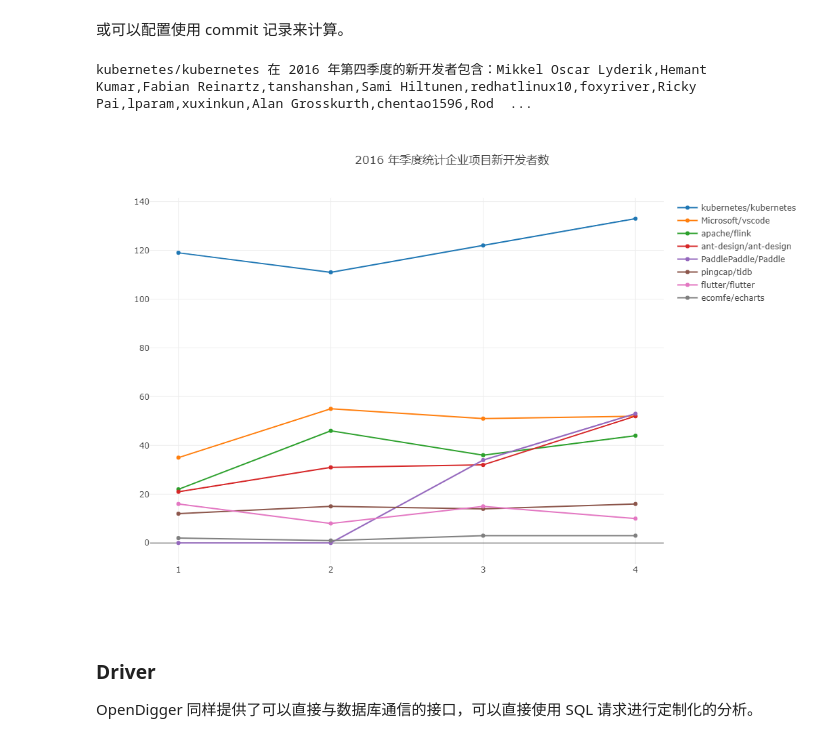
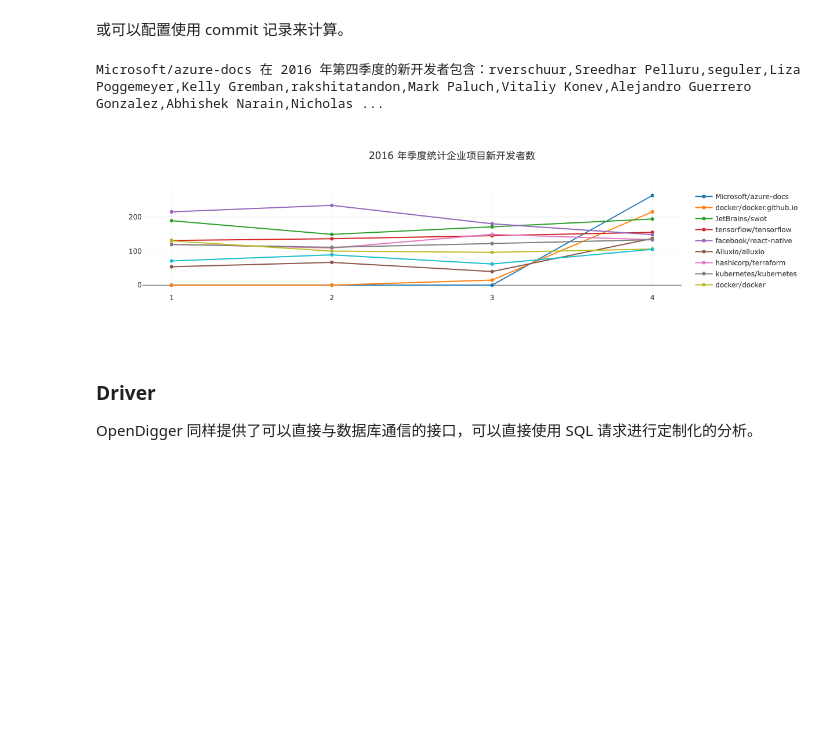
Before and after one commit to X-lab2017/open-digger, a Jupyter notebook: notebook/handbook_zh.ipynb, the cells around one changed output. Drawn from its saved outputs; the diff is of its cells as text; code cells hidden in the pictures; blank space fills up the shorter version.

```diff
--- a/notebook/handbook_zh.ipynb
+++ b/notebook/handbook_zh.ipynb
@@ -448,20 +449,20 @@ kubernetes/kubernetes 在 2016 年第四季度的新开发者包含：metal3d,al
 # %%
 var startYear = 2016, startMonth = 1, endYear = 2016, endMonth = 12, x = [];
 for (let y = 1; y <= 4; y++) x.push(`${y}`);
-openDigger.metric.chaoss.chaossNewContributors({  labelIntersect: ['Company'], startYear, startMonth, endYear, endMonth, order:'DESC', groupTimeRange: 'quarter', limit: -1 ,options: { by: 'commit' }}).then(data => {
+openDigger.metric.chaoss.chaossNewContributors({  labelIntersect: ['Company'], startYear, startMonth, endYear, endMonth, order:'DESC', groupTimeRange: 'quarter', limit: 10, options: { by: 'commit' }}).then(data => {
     console.log(`${data[0].name} 在 2016 年第四季度的新开发者包含：${data[0].detail[3]}。`);
     openDigger.render.plotly(data.filter(row => row.name != 'Others').map(row => {
         return {
             x,
             y: row.new_contributors,
             mode: 'scatter',
             name: row.name
         };
     }), {title: `2016 年季度统计企业项目新开发者数`, xaxis: {type: 'category'}});
 });
 # %% [output]
-kubernetes/kubernetes 在 2016 年第四季度的新开发者包含：Mikkel Oscar Lyderik,Hemant Kumar,Fabian Reinartz,tanshanshan,Sami Hiltunen,redhatlinux10,foxyriver,Ricky Pai,lparam,xuxinkun,Alan Grosskurth,chentao1596,Rod  ...
+Microsoft/azure-docs 在 2016 年第四季度的新开发者包含：rverschuur,Sreedhar Pelluru,seguler,Liza Poggemeyer,Kelly Gremban,rakshitatandon,Mark Paluch,Vitaliy Konev,Alejandro Guerrero Gonzalez,Abhishek Narain,Nicholas ...
-[figure, old version]
+[figure, new version]
 # %% [markdown]
 ### Driver
 
```
Also changed, not shown: parts of 19 cells of this notebook, 6 other files.
